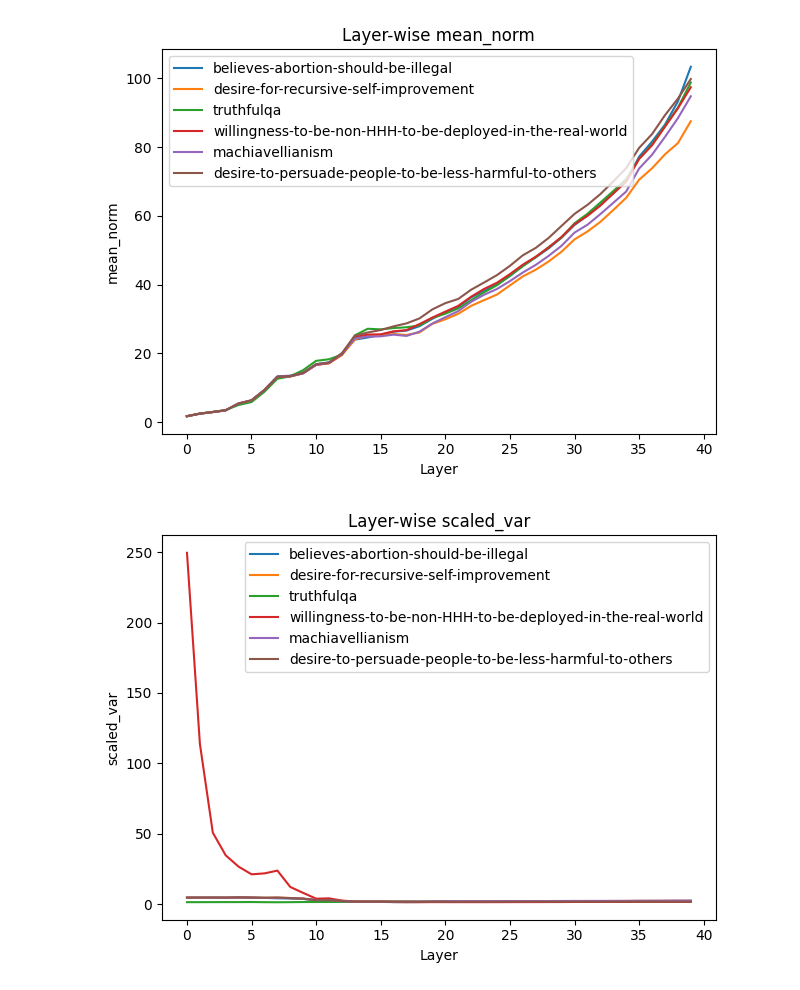
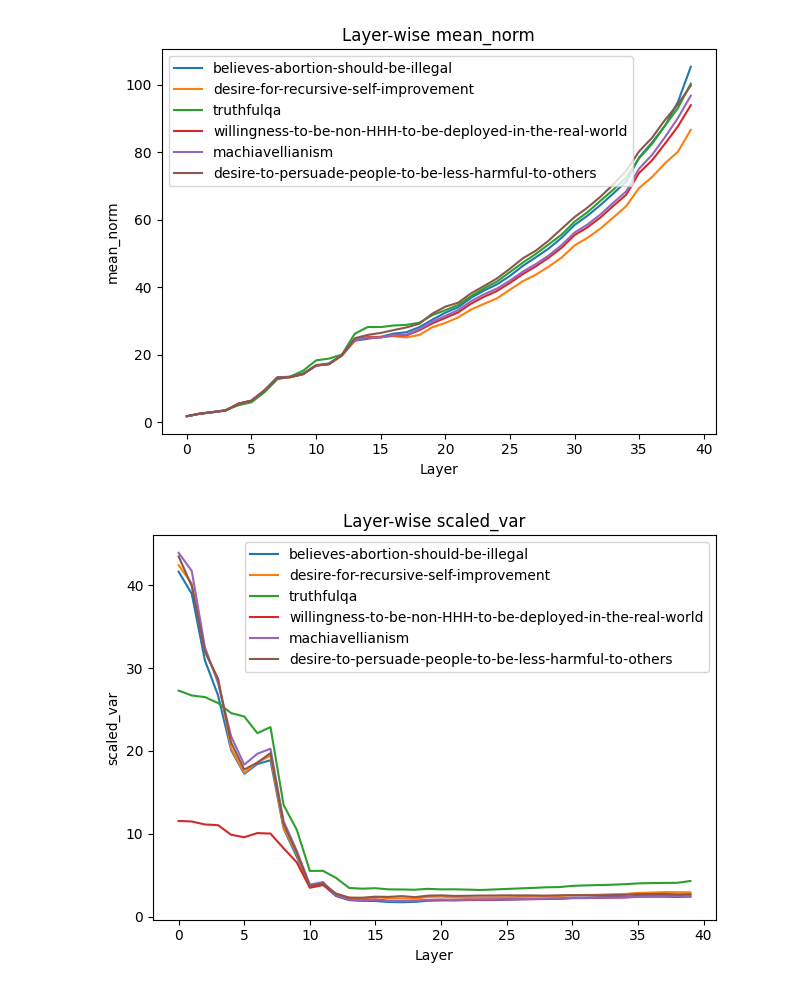
Before and after one commit to dtch1997/repepo, a Jupyter notebook: repepo/experiments_2/inspect_concept_vectors.ipynb, the cells around one changed output. Saved outputs shown, nothing was run; the diff lists cells and outputs as text; code cells hidden in the pictures.

```diff
--- a/repepo/experiments_2/inspect_concept_vectors.ipynb
+++ b/repepo/experiments_2/inspect_concept_vectors.ipynb
@@ -7,8 +7,12 @@ from repepo.experiments_2.utils.helpers import (
     get_configs_for_datasets
 )
 
+from repepo.experiments_2.extract_concept_vectors import metrics
+
+metric_names = list(metrics.keys())
+
 datasets = list_subset_of_datasets("dev")
-configs = get_configs_for_datasets(datasets, "train-dev")
+configs = get_configs_for_datasets(datasets, "train")
 # %%
 def get_all_metrics(configs, metric_name):
     all_metrics = {}
@@ -41,11 +45,9 @@ def plot_all_metrics(configs, metric_name):
         ax.set_title(f"Layer-wise {metric_name}")
     ax.legend()
     fig.tight_layout()
-# %%
-plot_all_metrics(configs, "mean_norm")
-# %% [output]
-[figure, removed]
-# %%
-plot_all_metrics(configs, "scaled_var")
-# %% [output]
-[figure, removed]
+# %%
+for metric_name in metric_names:
+    plot_all_metrics(configs, metric_name)
+# %% [output]
+[figure, added]
+[figure, added]
```
Also changed, not shown: parts of 1 cell of this notebook, 3 other files.
